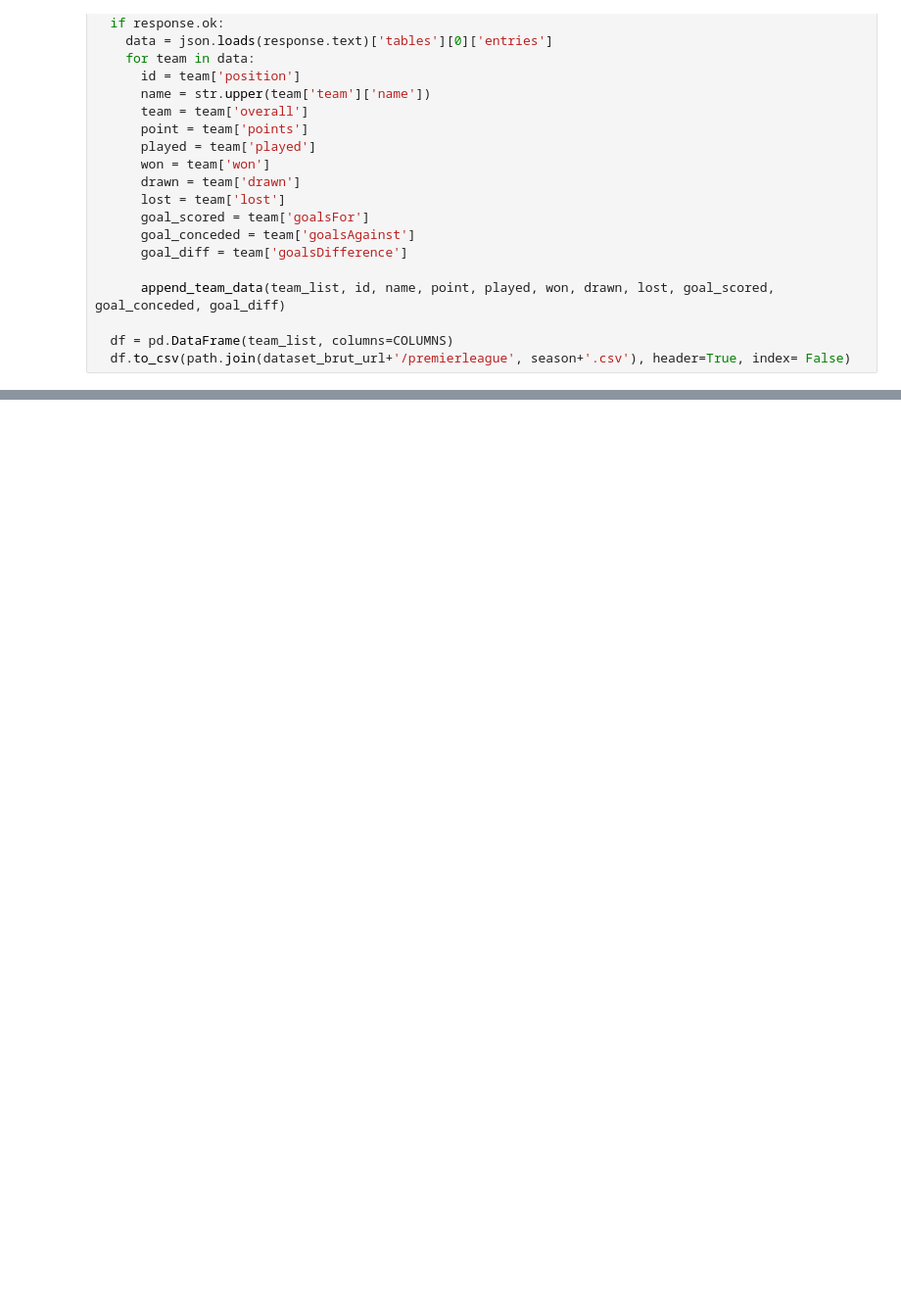
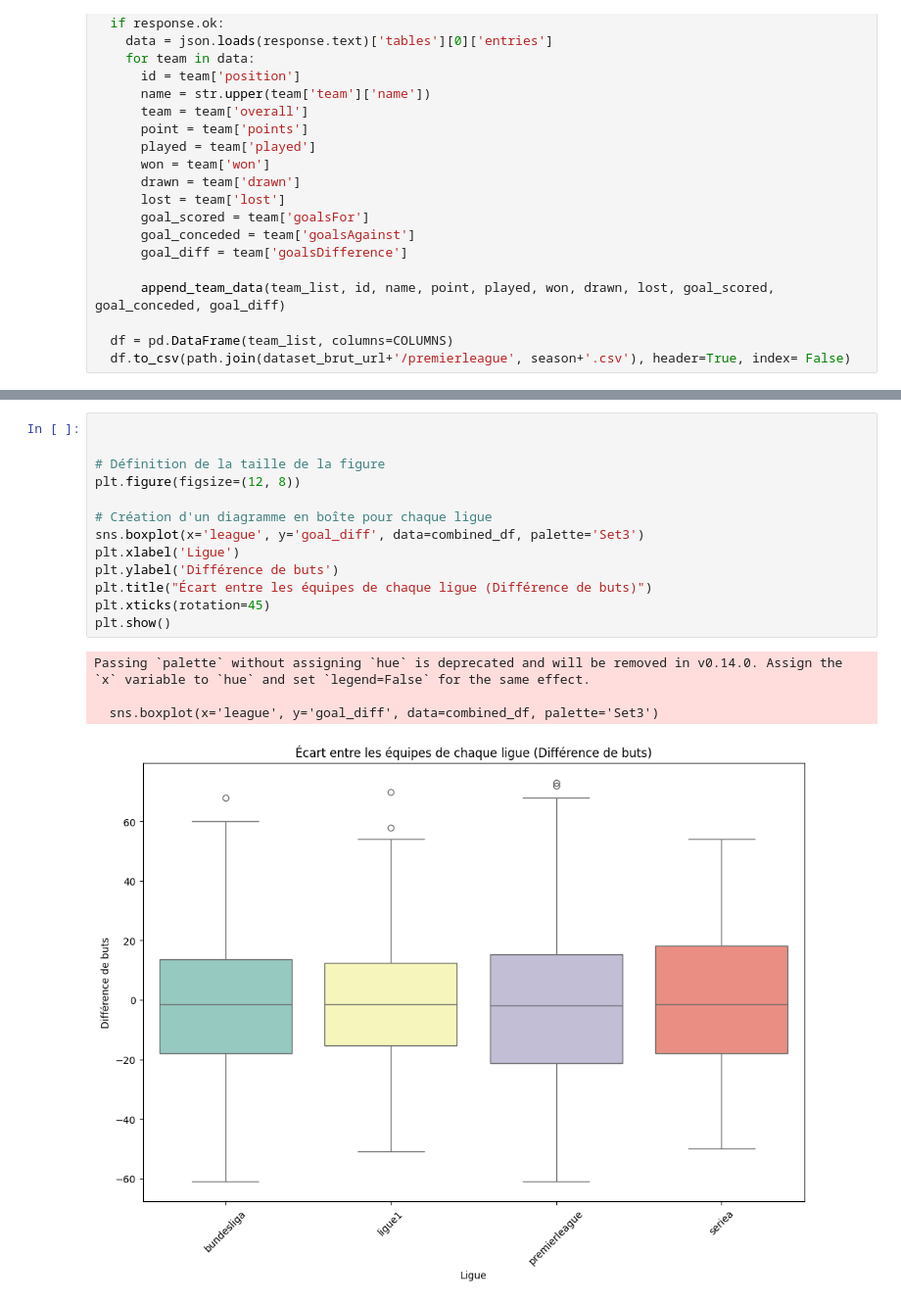
Before and after one commit to takkamdarios/Best_EU_League, a Jupyter notebook: best_eu_league.ipynb, the cells around one changed output, grey strips where cells are left out. Shown at 98% size. Saved outputs shown, nothing was run; the diff lists cells and outputs as text; blank space fills up the shorter version.

```diff
--- a/best_eu_league.ipynb
+++ b/best_eu_league.ipynb
@@ -207,0 +326,18 @@ for season, param in seasons.items():
+# %%
+
+
+# Définition de la taille de la figure
+plt.figure(figsize=(12, 8))
+
+# Création d'un diagramme en boîte pour chaque ligue
+sns.boxplot(x='league', y='goal_diff', data=combined_df, palette='Set3')
+plt.xlabel('Ligue')
+plt.ylabel('Différence de buts')
+plt.title("Écart entre les équipes de chaque ligue (Différence de buts)")
+plt.xticks(rotation=45)
+plt.show()
+# %% [output]
+Passing `palette` without assigning `hue` is deprecated and will be removed in v0.14.0. Assign the `x` variable to `hue` and set `legend=False` for the same effect.
+
+  sns.boxplot(x='league', y='goal_diff', data=combined_df, palette='Set3')
+[figure, added]
```
Also changed, not shown: parts of 27 cells of this notebook, 6 other files.
